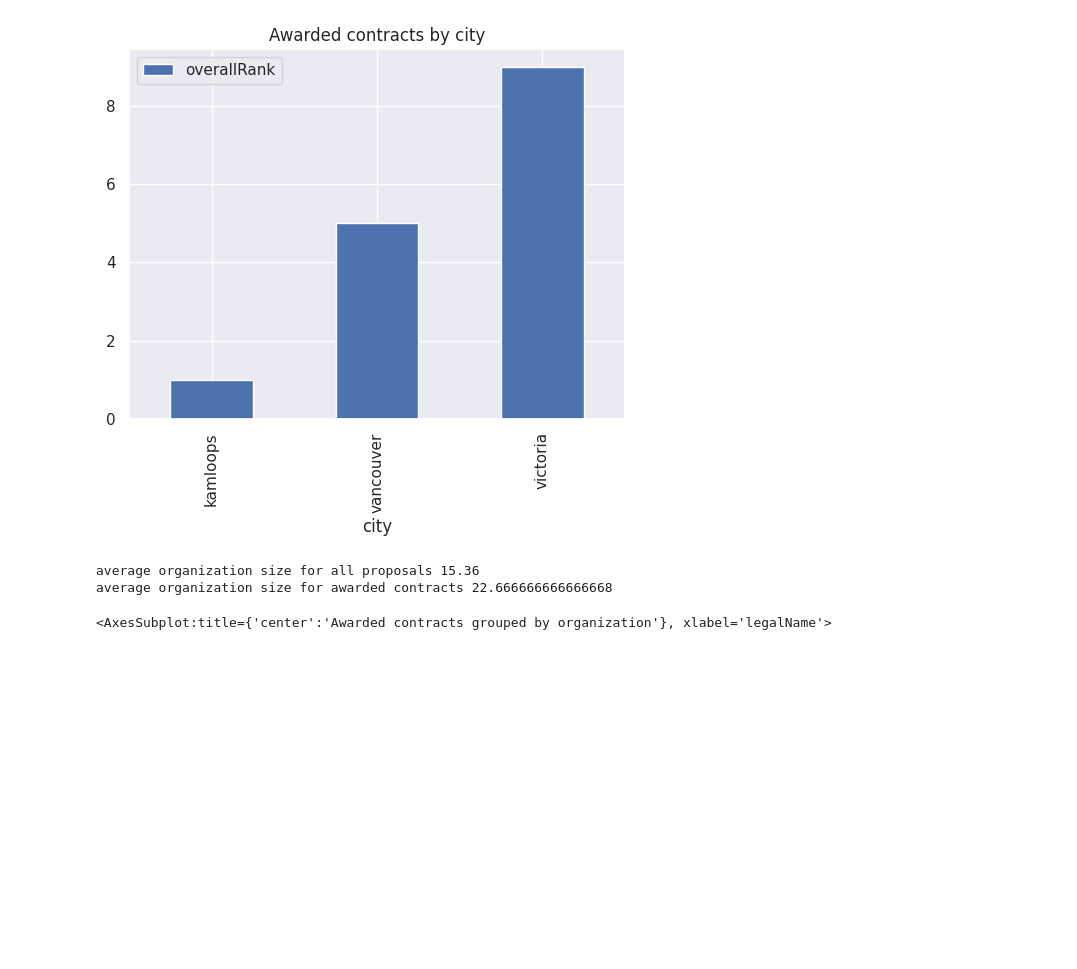
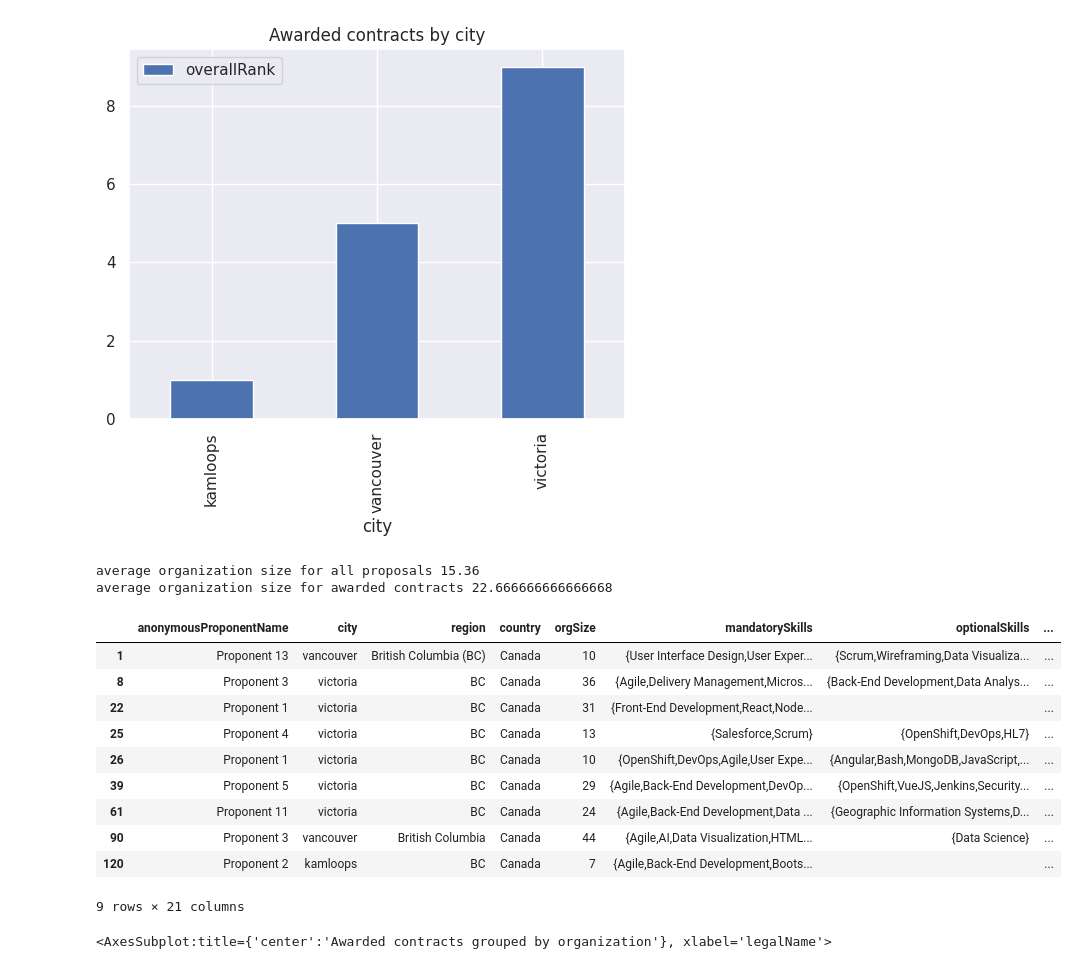
Before and after one commit to bdolor/sec-prediction, a Jupyter notebook: swu.ipynb, the cells around one changed output. Cells and saved outputs as stored; diff of their text form; code cells hidden in the pictures; blank space fills up the shorter version.

```diff
--- a/swu.ipynb
+++ b/swu.ipynb
@@ -321,13 +351,25 @@ df_awarded[['city','overallRank']].groupby('city').count().sort_values(by='overa
 # %%
 # average size of all organizations
 print('average organization size for all proposals', df_orgs_unique['orgSize'].mean())
 
 # average org size for awarded contracts
 yup_unique = df_awarded.drop_duplicates(subset=['legalName'])
 print('average organization size for awarded contracts', yup_unique['orgSize'].mean())
+yup_unique
 # %% [output]
 average organization size for all proposals 15.36
 average organization size for awarded contracts 22.666666666666668
+|  | anonymousProponentName | city | region | country | orgSize | mandatorySkills | optionalSkills | ... |
+| 1 | Proponent 13 | vancouver | British Columbia (BC) | Canada | 10 | {User Interface Design,User Exper... | {Scrum,Wireframing,Data Visualiza... | ... |
+| 8 | Proponent 3 | victoria | BC | Canada | 36 | {Agile,Delivery Management,Micros... | {Back-End Development,Data Analys... | ... |
+| 22 | Proponent 1 | victoria | BC | Canada | 31 | {Front-End Development,React,Node... |  | ... |
+| 25 | Proponent 4 | victoria | BC | Canada | 13 | {Salesforce,Scrum} | {OpenShift,DevOps,HL7} | ... |
+| 26 | Proponent 1 | victoria | BC | Canada | 10 | {OpenShift,DevOps,Agile,User Expe... | {Angular,Bash,MongoDB,JavaScript,... | ... |
+| 39 | Proponent 5 | victoria | BC | Canada | 29 | {Agile,Back-End Development,DevOp... | {OpenShift,VueJS,Jenkins,Security... | ... |
+| 61 | Proponent 11 | victoria | BC | Canada | 24 | {Agile,Back-End Development,Data ... | {Geographic Information Systems,D... | ... |
+| 90 | Proponent 3 | vancouver | British Columbia | Canada | 44 | {Agile,AI,Data Visualization,HTML... | {Data Science} | ... |
+| 120 | Proponent 2 | kamloops | BC | Canada | 7 | {Agile,Back-End Development,Boots... |  | ... |
+9 rows × 21 columns
 # %%
 df_awarded[['legalName','overallRank']].groupby('legalName').count().sort_values(by='overallRank',ascending=True).plot.bar(title='Awarded contracts grouped by organization')
 # %% [output]
```
Also changed, not shown: parts of 11 cells of this notebook, 3 other files.
